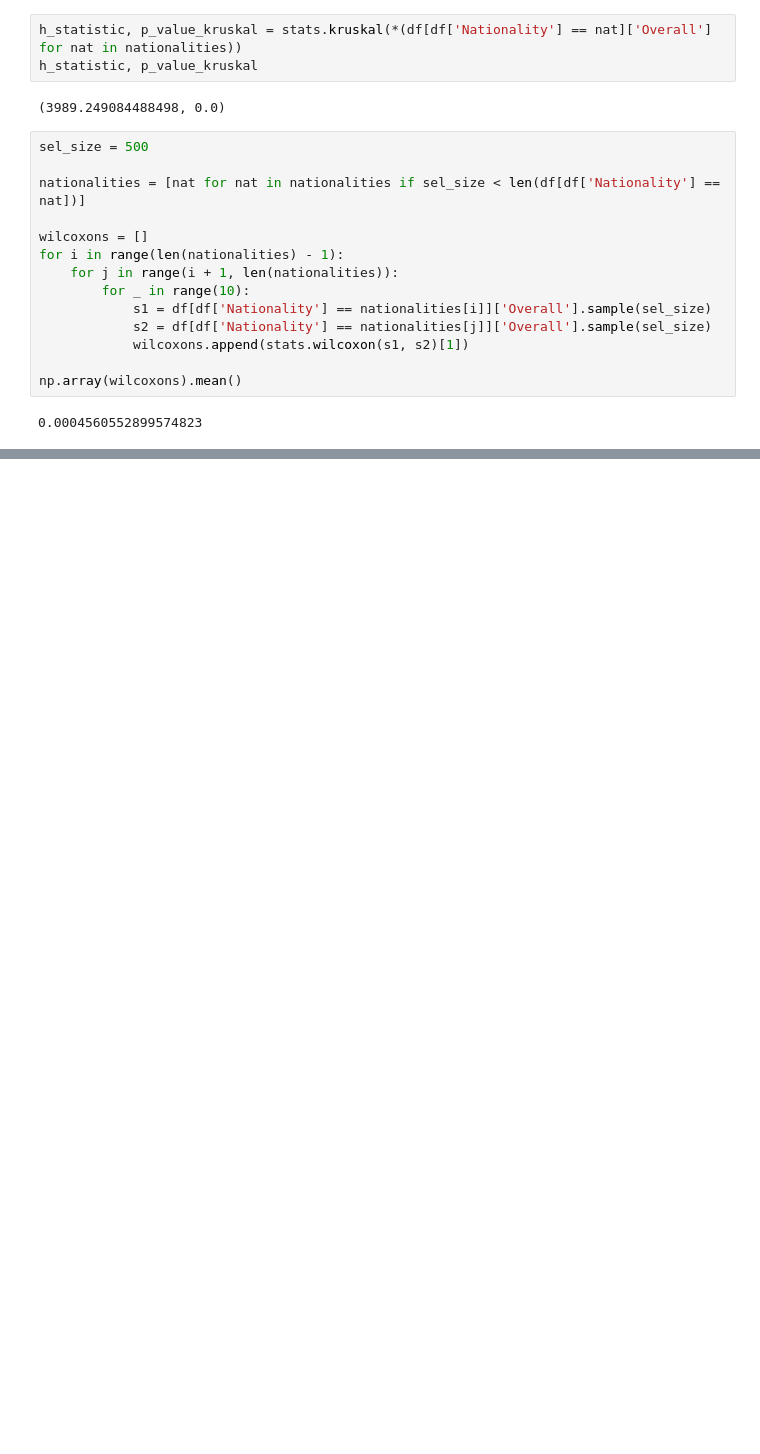
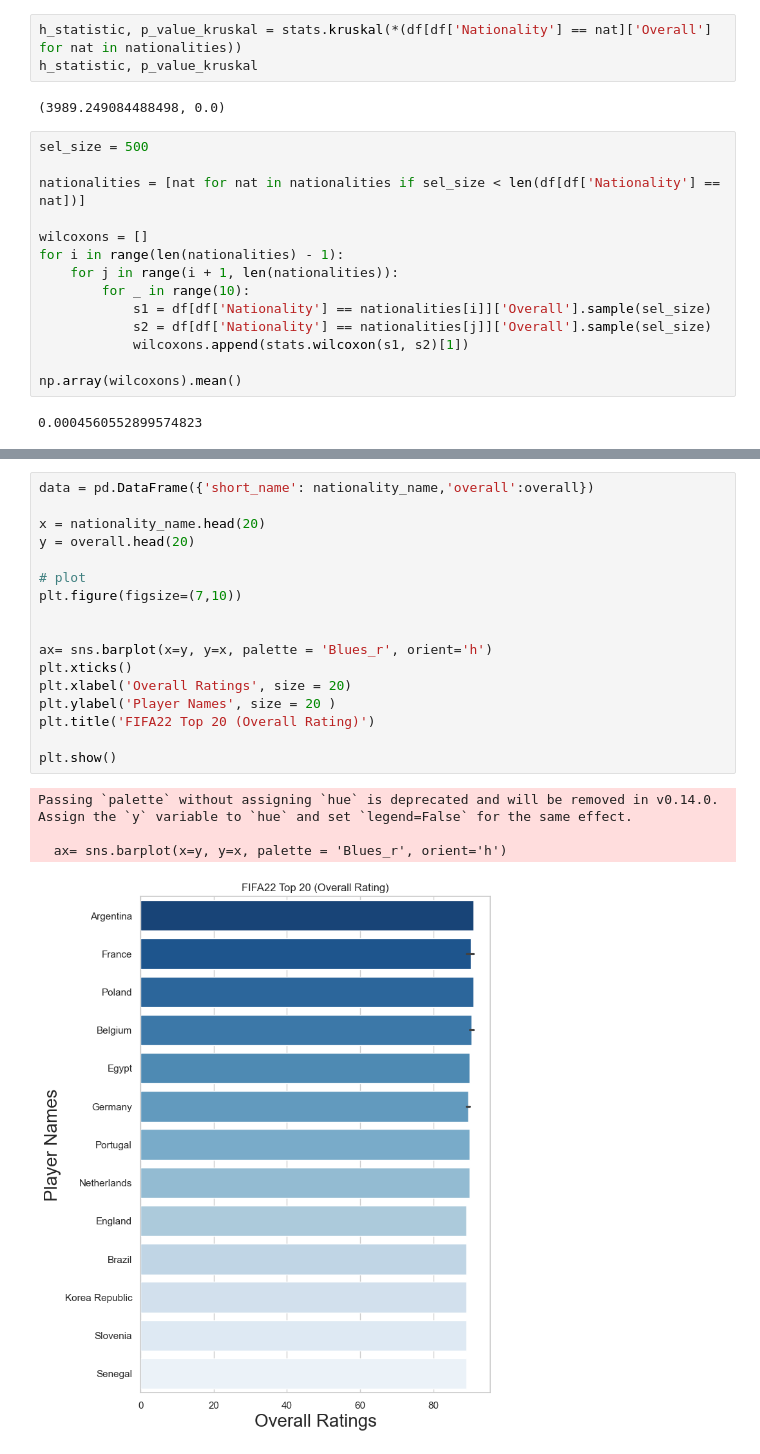
Before and after one commit to AntonSexov/statistics, a Jupyter notebook: lab_4/main.ipynb, the cells around one changed output, grey strips where cells are left out. Drawn from its saved outputs; the diff is of its cells as text; blank space fills up the shorter version.

```diff
--- a/lab_4/main.ipynb
+++ b/lab_4/main.ipynb
@@ -157,0 +176,22 @@ np.array(wilcoxons).mean()
+# %%
+data = pd.DataFrame({'short_name': nationality_name,'overall':overall})
+
+x = nationality_name.head(20)
+y = overall.head(20)
+
+# plot
+plt.figure(figsize=(7,10))
+
+
+ax= sns.barplot(x=y, y=x, palette = 'Blues_r', orient='h')
+plt.xticks()
+plt.xlabel('Overall Ratings', size = 20)
+plt.ylabel('Player Names', size = 20 )
+plt.title('FIFA22 Top 20 (Overall Rating)')
+
+plt.show()
+# %% [output]
+Passing `palette` without assigning `hue` is deprecated and will be removed in v0.14.0. Assign the `y` variable to `hue` and set `legend=False` for the same effect.
+
+  ax= sns.barplot(x=y, y=x, palette = 'Blues_r', orient='h')
+[figure, added]
```
Also changed, not shown: parts of 6 cells of this notebook.
